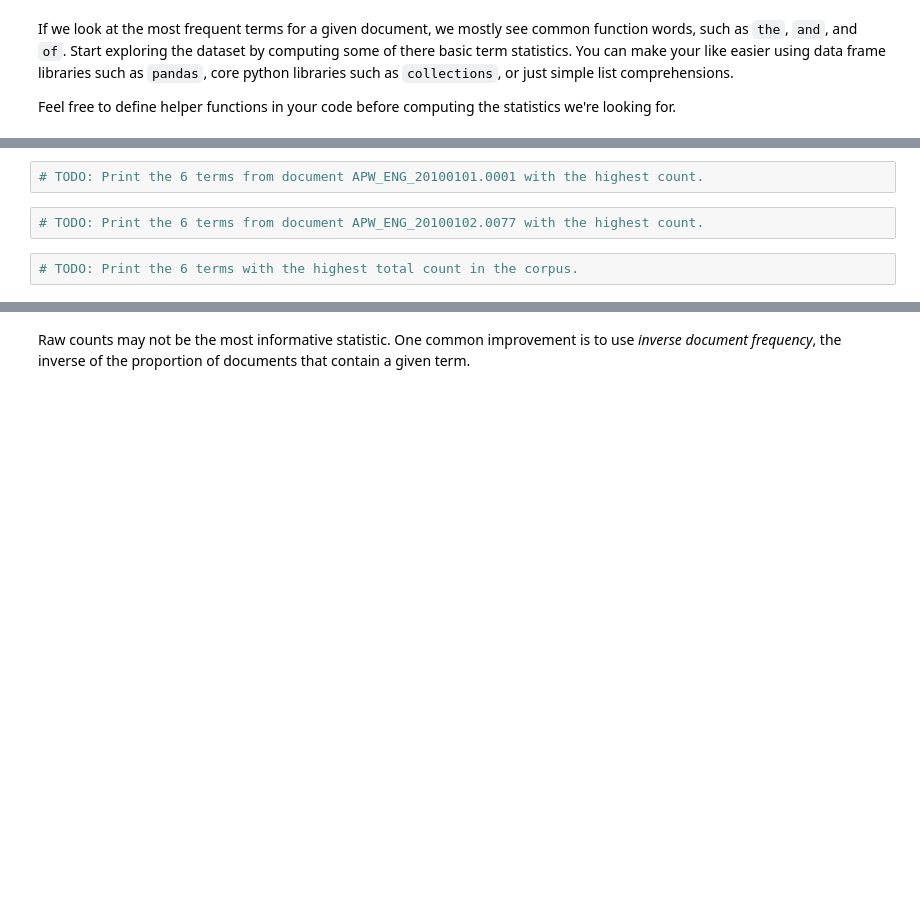
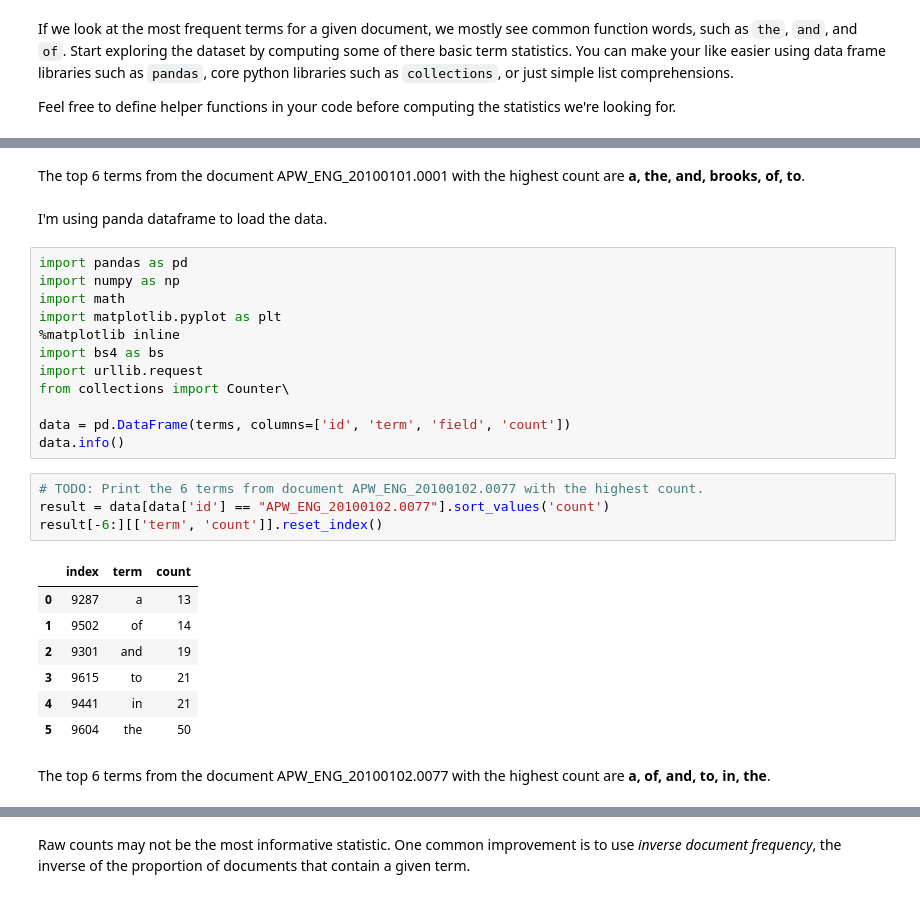
Before and after one commit to gurpreetkaurbatra/Assignment1, a Jupyter notebook: term_statistics.ipynb, the cells around one changed output, grey strips where cells are left out. Drawn from its saved outputs; the diff is of its cells as text; blank space fills up the shorter version.

```diff
--- a/term_statistics.ipynb
+++ b/term_statistics.ipynb
@@ -76,6 +94,30 @@ Feel free to define helper functions in your code before computing the statistic
+# %% [markdown]
+The top 6 terms from the document APW_ENG_20100101.0001 with the highest count are **a, the, and, brooks, of, to**.
+# %% [markdown]
+I'm using panda dataframe to load the data.
+# %%
+import pandas as pd
+import numpy as np
+import math
+import matplotlib.pyplot as plt
+%matplotlib inline
+import bs4 as bs
+import urllib.request
+from collections import Counter\
+
+data = pd.DataFrame(terms, columns=['id', 'term', 'field', 'count'])
+data.info()
 # %%
-# TODO: Print the 6 terms from document APW_ENG_20100101.0001 with the highest count.
+# TODO: Print the 6 terms from document APW_ENG_20100102.0077 with the highest count.
+result = data[data['id'] == "APW_ENG_20100102.0077"].sort_values('count')
+result[-6:][['term', 'count']].reset_index()
+# %% [output]
+|  | index | term | count |
+| 0 | 9287 | a | 13 |
+| 1 | 9502 | of | 14 |
+| 2 | 9301 | and | 19 |
+| 3 | 9615 | to | 21 |
+| 4 | 9441 | in | 21 |
+| 5 | 9604 | the | 50 |
-# %%
-# TODO: Print the 6 terms from document APW_ENG_20100102.0077 with the highest count.
-# %%
-# TODO: Print the 6 terms with the highest total count in the corpus.
+# %% [markdown]
+The top 6 terms from the document APW_ENG_20100102.0077 with the highest count are **a, of, and, to, in, the**.
```
Also changed, not shown: parts of 26 cells of this notebook.
